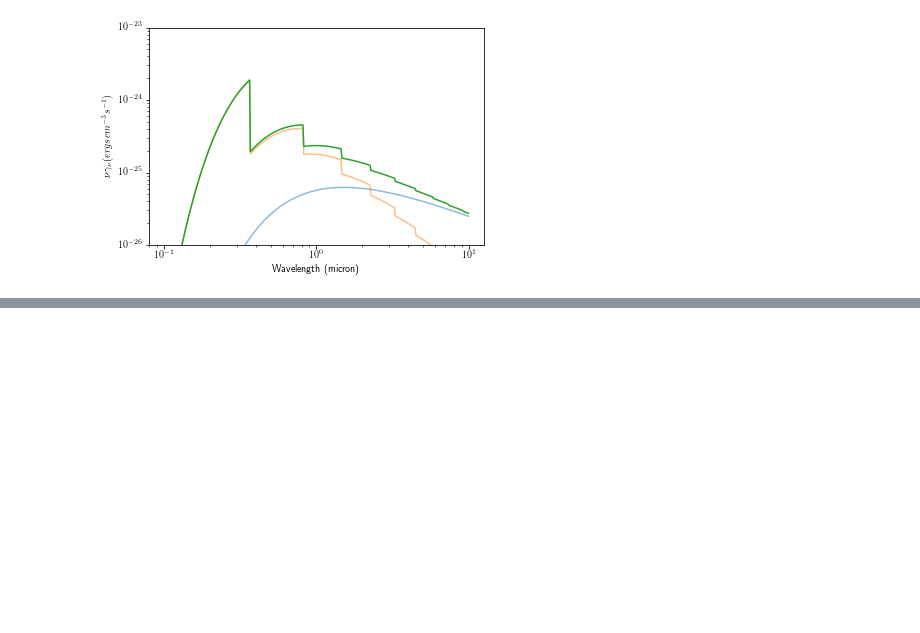
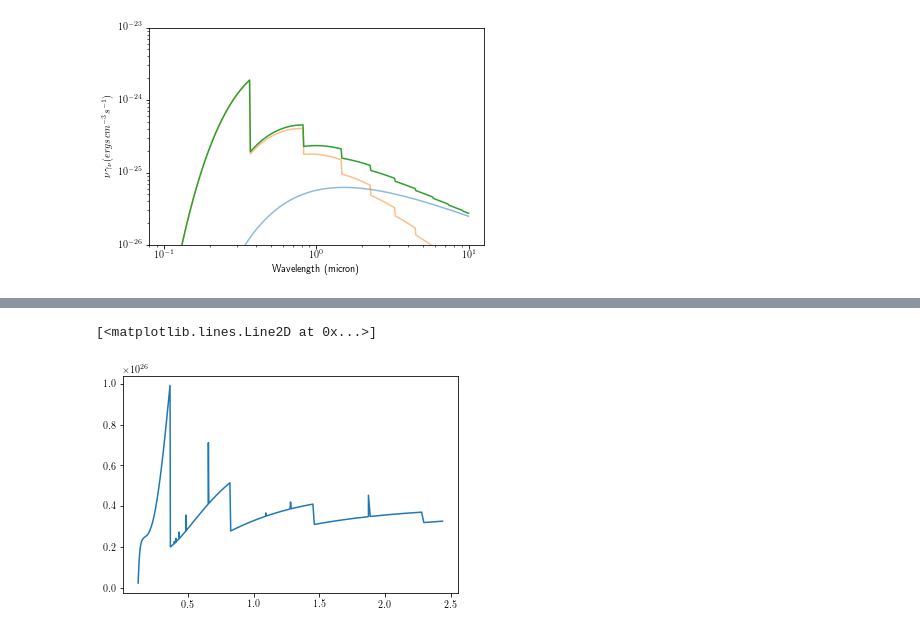
Before and after one commit to goyarzun/RadiationProject, a Jupyter notebook: Get Out.ipynb, the cells around one changed output, grey strips where cells are left out. Cells and saved outputs as stored; diff of their text form; code cells hidden in the pictures; blank space fills up the shorter version.

```diff
--- a/Get Out.ipynb
+++ b/Get Out.ipynb
@@ -297,0 +368,2 @@ mpf('1.2004007302518234e-28')
+# %%
+nus = np.concatenate(([3e14 / compute(hbeta_line_luminosity(0,1e52))[0],np.logspace(np.log10(1.23e14),np.log10(2.467e15),400)]))
@@ -297,0 +374,4 @@ mpf('1.2004007302518234e-28')
+# %%
+out = [nebular_continuum_emission(20, 1, i, 10000, 1e4, 1e2, 0, 1e52) for i in nus]
+# %%
+outlines = np.concatenate((compute(hbeta_line_luminosity(0,1e52))[1], np.zeros(400)))
@@ -297,0 +380,5 @@ mpf('1.2004007302518234e-28')
+# %%
+plt.plot((3e14/nus)[np.argsort(nus)], (out + outlines)[np.argsort(nus)])
+# %% [output]
+[<matplotlib.lines.Line2D at 0x...>]
+[figure, added]
```
Also changed, not shown: parts of 18 cells of this notebook, 1 other file.
